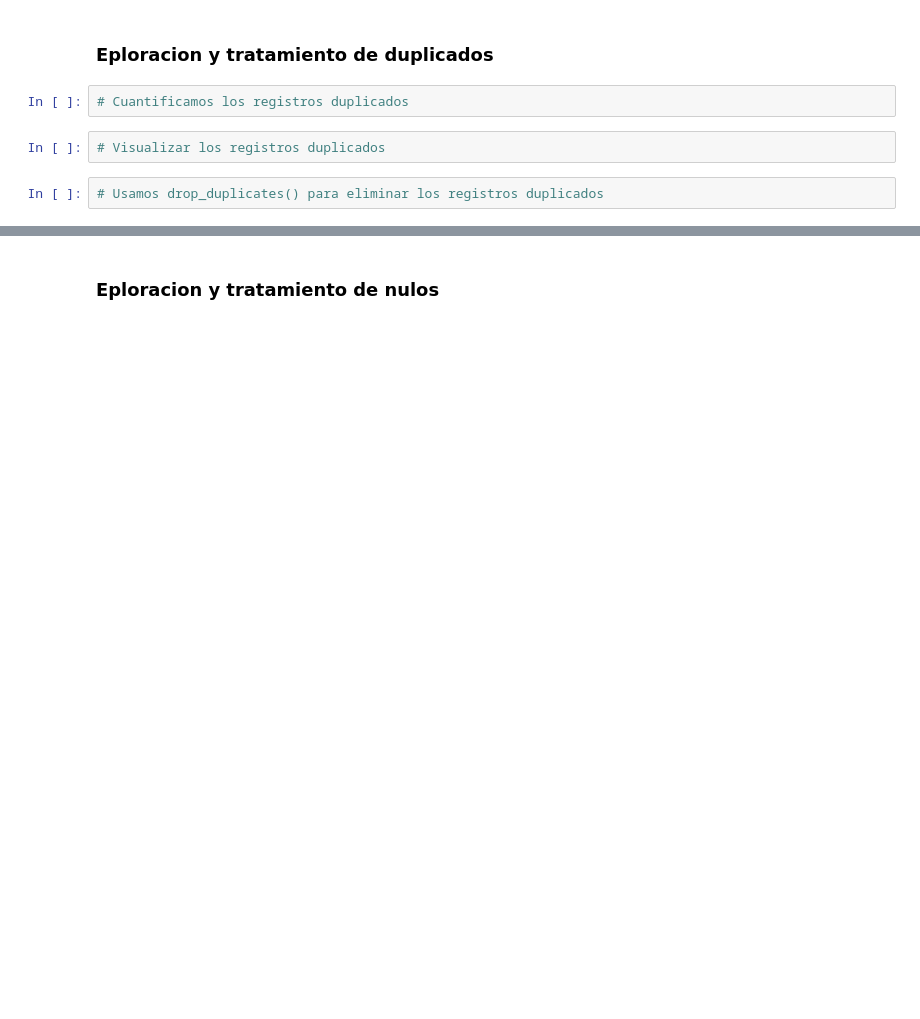
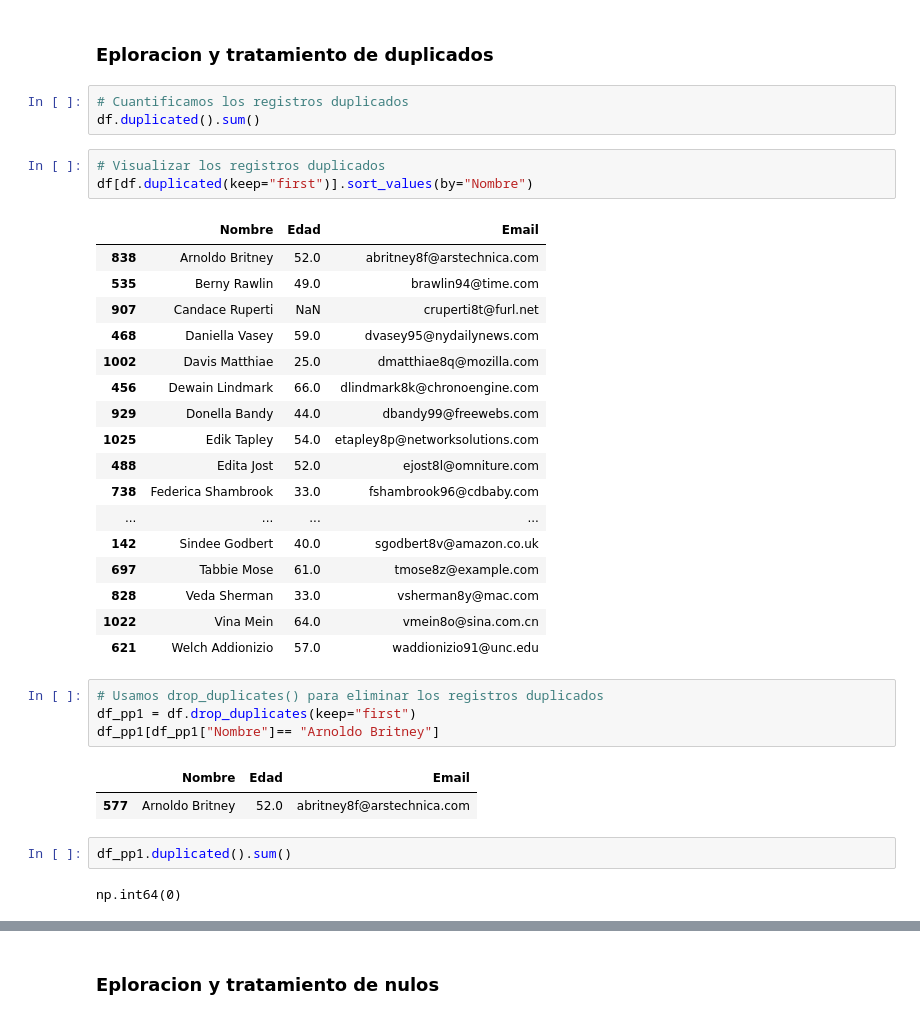
Before and after one commit to wvelazquez7/TT-2C2025-Data-Analitycs-Notebooks, a Jupyter notebook: After_class_5/After_class_5_tratamiento_duplicados_nulos.ipynb, the cells around one changed output, grey strips where cells are left out. Drawn from its saved outputs; the diff is of its cells as text; blank space fills up the shorter version.

```diff
--- a/After_class_5/After_class_5_tratamiento_duplicados_nulos.ipynb
+++ b/After_class_5/After_class_5_tratamiento_duplicados_nulos.ipynb
@@ -25,7 +51,36 @@ df.info()
 ### Eploracion y tratamiento de duplicados
 # %%
 # Cuantificamos los registros duplicados
+df.duplicated().sum()
 # %%
 # Visualizar los registros duplicados
+df[df.duplicated(keep="first")].sort_values(by="Nombre")
+# %% [output]
+|  | Nombre | Edad | Email |
+| 838 | Arnoldo Britney | 52.0 | abritney8f@arstechnica.com |
+| 535 | Berny Rawlin | 49.0 | brawlin94@time.com |
+| 907 | Candace Ruperti | NaN | cruperti8t@furl.net |
+| 468 | Daniella Vasey | 59.0 | dvasey95@nydailynews.com |
+| 1002 | Davis Matthiae | 25.0 | dmatthiae8q@mozilla.com |
+| 456 | Dewain Lindmark | 66.0 | dlindmark8k@chronoengine.com |
+| 929 | Donella Bandy | 44.0 | dbandy99@freewebs.com |
+| 1025 | Edik Tapley | 54.0 | etapley8p@networksolutions.com |
+| 488 | Edita Jost | 52.0 | ejost8l@omniture.com |
+| 738 | Federica Shambrook | 33.0 | fshambrook96@cdbaby.com |
+| ... | ... | ... | ... |
+| 142 | Sindee Godbert | 40.0 | sgodbert8v@amazon.co.uk |
+| 697 | Tabbie Mose | 61.0 | tmose8z@example.com |
+| 828 | Veda Sherman | 33.0 | vsherman8y@mac.com |
+| 1022 | Vina Mein | 64.0 | vmein8o@sina.com.cn |
+| 621 | Welch Addionizio | 57.0 | waddionizio91@unc.edu |
 # %%
 # Usamos drop_duplicates() para eliminar los registros duplicados
+df_pp1 = df.drop_duplicates(keep="first")
+df_pp1[df_pp1["Nombre"]== "Arnoldo Britney"]
+# %% [output]
+|  | Nombre | Edad | Email |
+| 577 | Arnoldo Britney | 52.0 | abritney8f@arstechnica.com |
+# %%
+df_pp1.duplicated().sum()
+# %% [output]
+np.int64(0)
```
Also changed, not shown: parts of 17 cells of this notebook, 1 other file.
